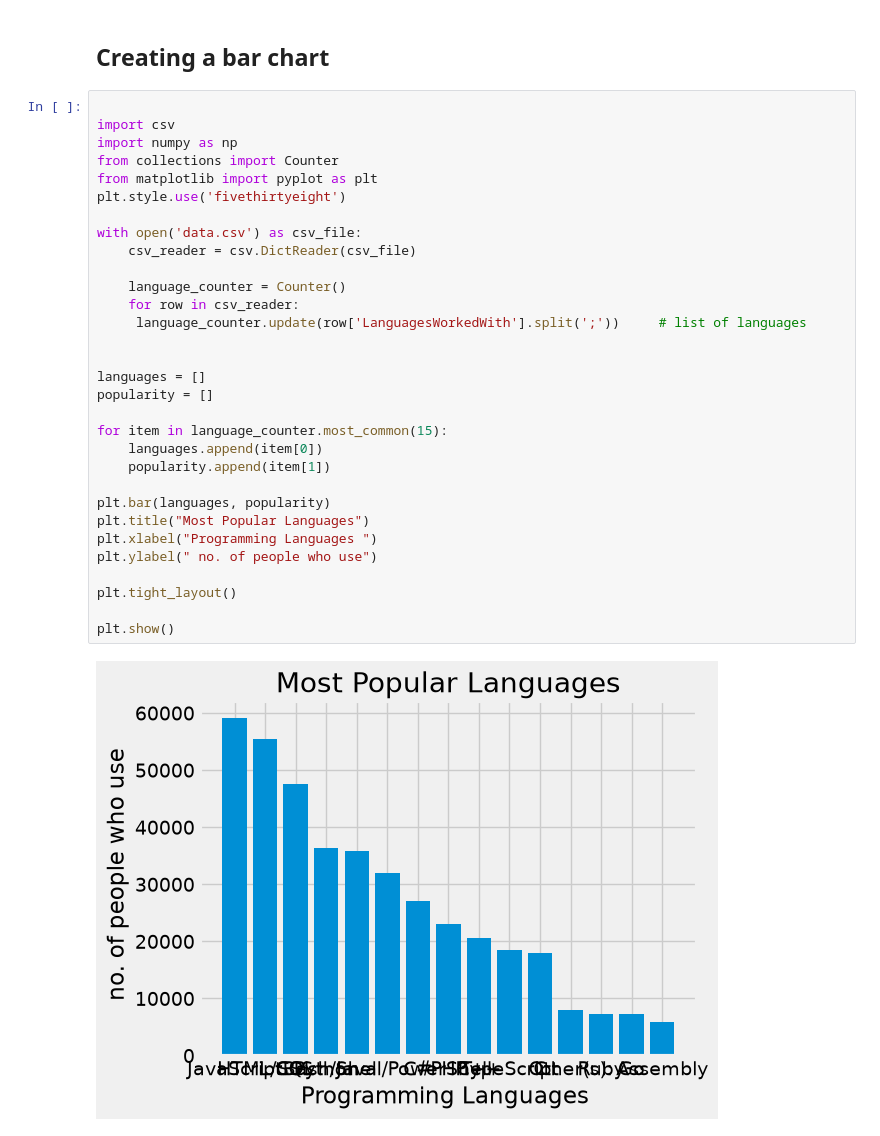
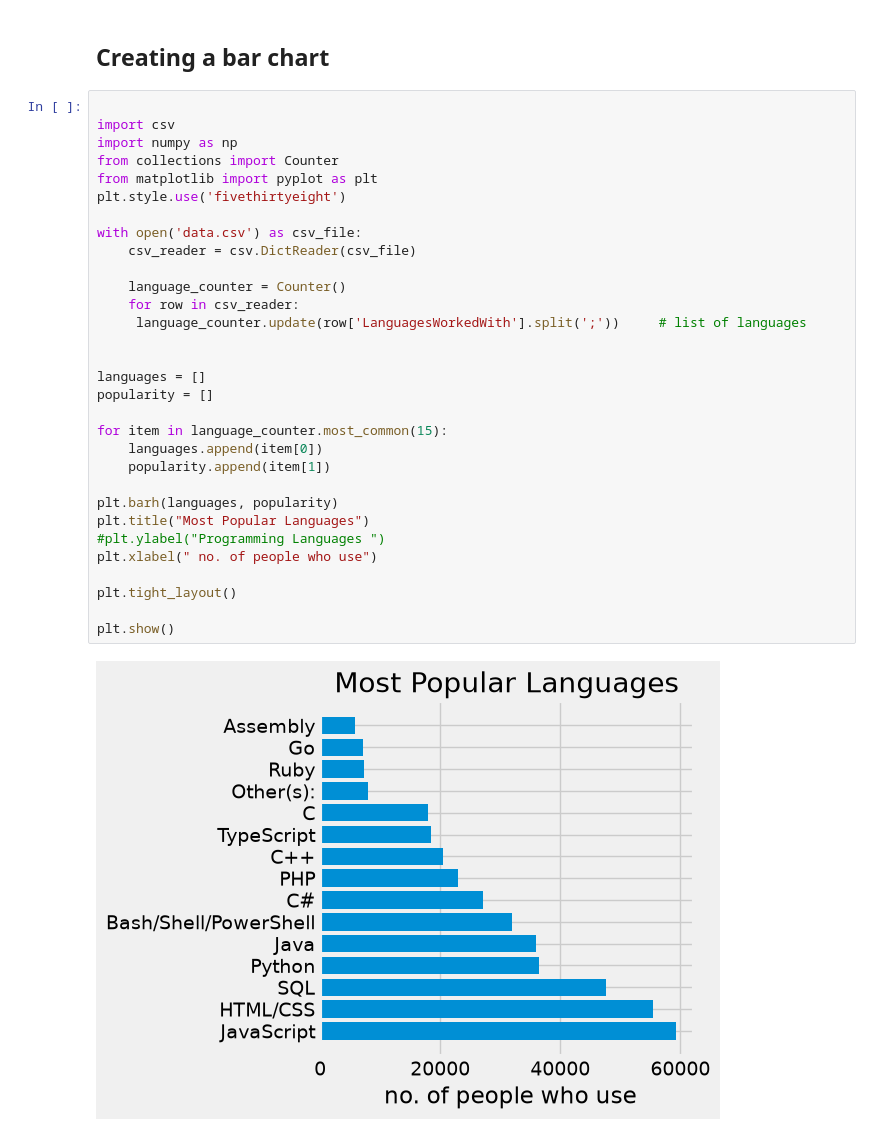
Before and after one commit to certifiedslidder-sudo/Matplotlib, a Jupyter notebook: BarCharts_csv.ipynb, the cells around one changed output. Drawn from its saved outputs; the diff is of its cells as text.

Commit message:
horizontal bar chart

```diff
--- a/BarCharts_csv.ipynb
+++ b/BarCharts_csv.ipynb
@@ -108,33 +108,33 @@ print(popularity)
 # %%
 
 import csv
 import numpy as np
 from collections import Counter
 from matplotlib import pyplot as plt
 plt.style.use('fivethirtyeight')
 
 with open('data.csv') as csv_file:
     csv_reader = csv.DictReader(csv_file)
 
     language_counter = Counter()
     for row in csv_reader:
      language_counter.update(row['LanguagesWorkedWith'].split(';'))     # list of languages
 
 
 languages = []
 popularity = []
 
 for item in language_counter.most_common(15):
     languages.append(item[0])
     popularity.append(item[1])
 
-plt.bar(languages, popularity)
+plt.barh(languages, popularity)
 plt.title("Most Popular Languages")
-plt.xlabel("Programming Languages ")
-plt.ylabel(" no. of people who use")
+#plt.ylabel("Programming Languages ")
+plt.xlabel(" no. of people who use")
 
 plt.tight_layout()
 
 plt.show()
 # %% [output]
-[figure, old version]
+[figure, new version]
```
